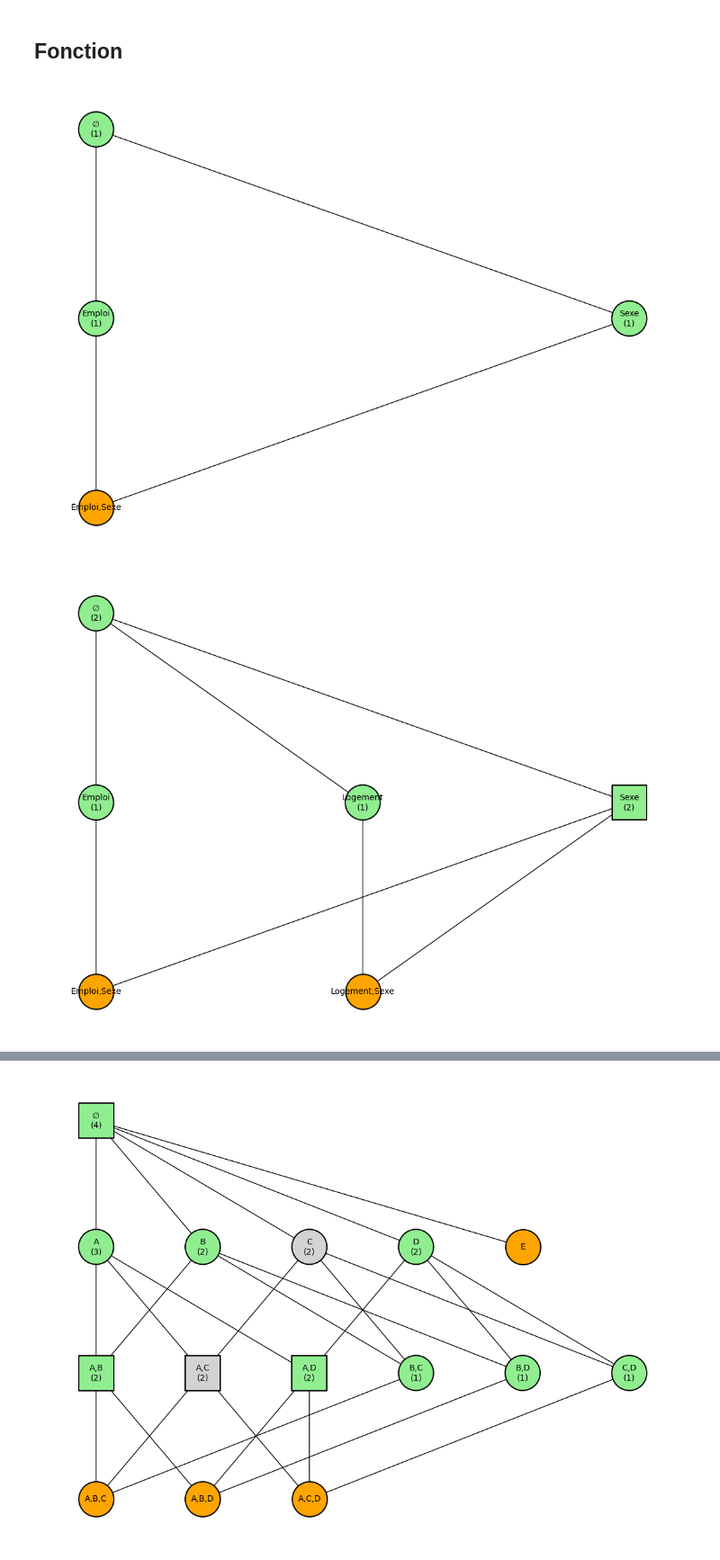
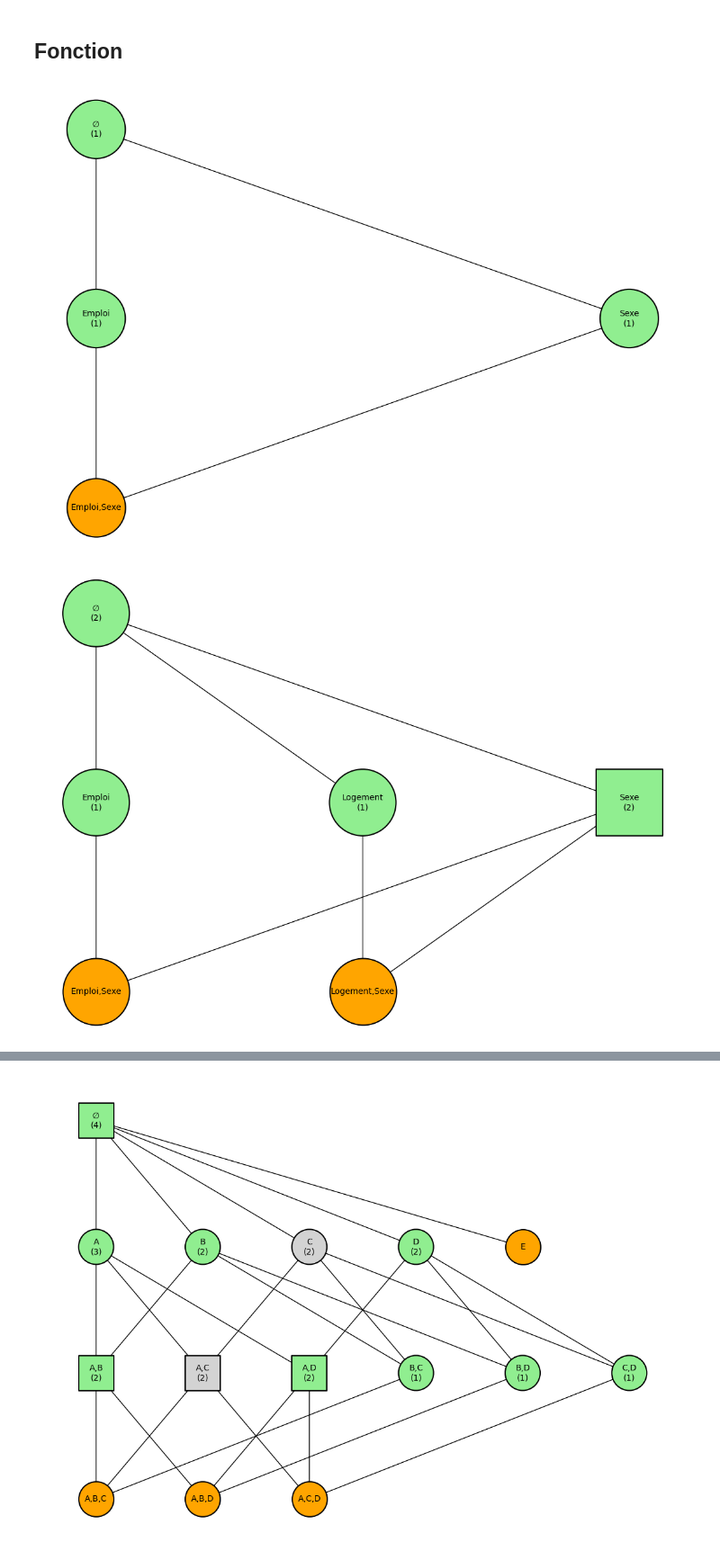
Before and after one commit to InseeFrLab/diff-privacy, a Jupyter notebook: regression_comptage.ipynb, the cells around one changed output, grey strips where cells are left out. Shown at 90% size. Drawn from its saved outputs; the diff is of its cells as text; code cells hidden in the pictures.

```diff
--- a/regression_comptage.ipynb
+++ b/regression_comptage.ipynb
@@ -507,7 +287,7 @@ def plot_subset_graph_with_counts(liste_request):
     plt.show()
 
 
-def plot_subset_tree(liste_request):
+def plot_subset_tree(liste_request, taille_noeuds = 2000, keep_gris = False):
     dict_nb_modalite_variables = {}
     for fs in liste_request:
         for var in fs:
@@ -563,13 +343,15 @@ def plot_subset_tree(liste_request):
     # Calculer les niveaux de tous les nœuds
     levels = compute_levels(G.nodes)
 
-    niveau_max_feuilles = max(levels[n] for n in feuilles) - 1
+    if not keep_gris:
 
-    nodes_to_remove_gris = [n for n in G.nodes if n not in noeuds_request and levels[n] > niveau_max_feuilles]
-    G.remove_nodes_from(nodes_to_remove_gris)
+        niveau_max_feuilles = max(levels[n] for n in feuilles) - 1
 
-    nodes_to_remove = [n for n in G.nodes if n not in noeuds_request and G.in_degree(n) == 0]
-    G.remove_nodes_from(nodes_to_remove)
+        nodes_to_remove_gris = [n for n in G.nodes if n not in noeuds_request and levels[n] > niveau_max_feuilles]
+        G.remove_nodes_from(nodes_to_remove_gris)
+
+        nodes_to_remove = [n for n in G.nodes if n not in noeuds_request and G.in_degree(n) == 0]
+        G.remove_nodes_from(nodes_to_remove)
 
     # Recalculer feuilles et couleurs après suppression
     noeuds_request = set(n for n in noeuds_request if n in G.nodes)
@@ -631,7 +413,7 @@ def plot_subset_tree(liste_request):
         G, pos,
         nodelist=noeuds_autres,
         node_color=color_autres,
-        node_size=1800,
+        node_size=taille_noeuds,
         edgecolors="black",
         linewidths=1.5,
         node_shape='o'
@@ -642,7 +424,7 @@ def plot_subset_tree(liste_request):
         G, pos,
         nodelist=noeuds_feuilles,
         node_color=color_feuilles,
-        node_size=1800,
+        node_size=taille_noeuds,
         edgecolors="black",
         linewidths=1.5,
         node_shape='o'
@@ -653,7 +435,7 @@ def plot_subset_tree(liste_request):
         G, pos,
         nodelist=noeuds_carre,
         node_color=color_carre,
-        node_size=1800,
+        node_size=taille_noeuds,
         edgecolors="black",
         linewidths=1.5,
         node_shape='s'
@@ -675,19 +457,19 @@ def powerset_frozensets(iterable):
 variables = ['Sexe', 'Emploi']
 liste_request = powerset_frozensets(variables)
 
-plot_subset_tree(liste_request)
+plot_subset_tree(liste_request, taille_noeuds = 5000)
 # %% [output]
-[figure, old version]
+[figure, new version]
 # %%
 from itertools import combinations
 
 def powerset_frozensets(iterable):
     return [frozenset(s) for r in range(len(iterable)+1) for s in combinations(iterable, r)]
 
 variables = ['Sexe', 'Emploi', 'Logement']
 liste_request = powerset_frozensets(variables)
 liste_request = [fs for fs in liste_request if fs != frozenset({'Sexe', 'Emploi', 'Logement'}) and fs != frozenset({ 'Emploi', 'Logement'})]
 
-plot_subset_tree(liste_request)
+plot_subset_tree(liste_request, taille_noeuds = 6500)
 # %% [output]
-[figure, old version]
+[figure, new version]
```
Also changed, not shown: parts of 15 cells of this notebook.
